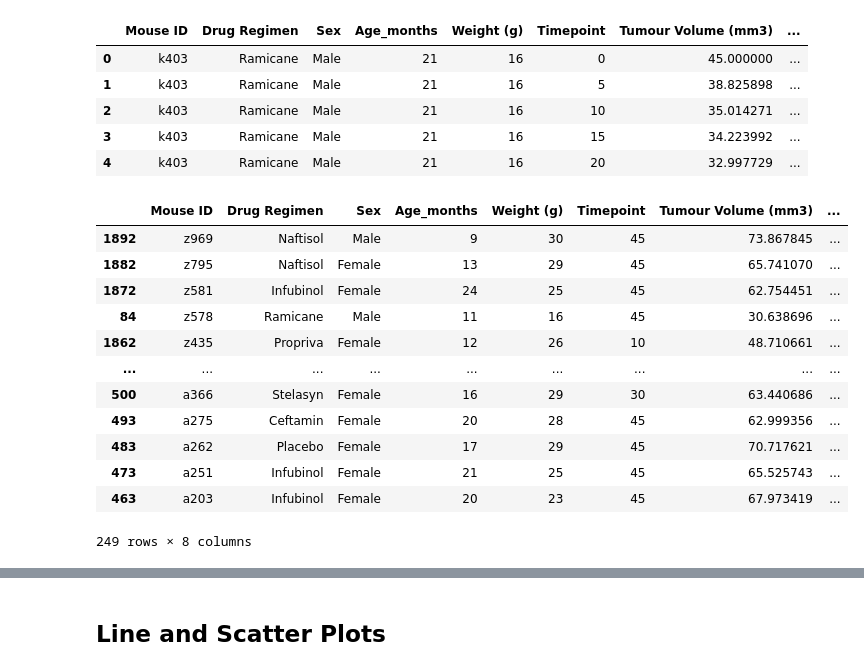
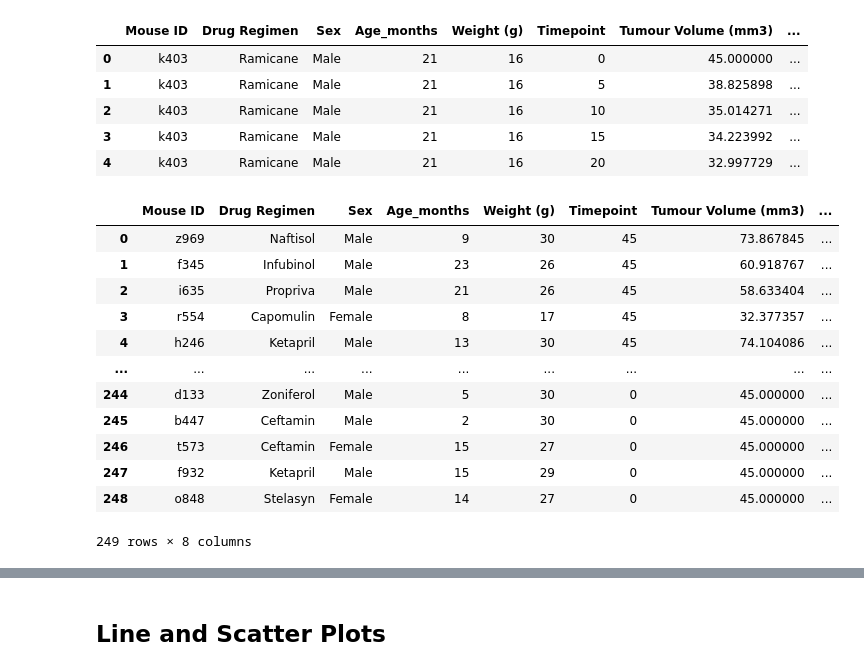
Before and after one commit to shanCH3n/matplotlib-challenge, a Jupyter notebook: pymaceuticals_SC.ipynb, the cells around one changed output, grey strips where cells are left out. Drawn from its saved outputs; the diff is of its cells as text; code cells hidden in the pictures.

```diff
--- a/pymaceuticals_SC.ipynb
+++ b/pymaceuticals_SC.ipynb
@@ -305,25 +321,25 @@ mouse_data_clean.head()
 # %%
 # Calculate the final tumor volume of each mouse across four of the treatment regimens:
 # Capomulin, Ramicane, Infubinol, and Ceftamin
 
 # Start by getting the last (greatest) timepoint for each mouse
 
-df_last_timepoint = mouse_data_clean.sort_values(by = ['Mouse ID', 'Timepoint'], ascending = False)
+df_lasttimepoint = mouse_data_clean.sort_values(['Timepoint'], ascending = False)
 
-df_last_timepoint = df_last_timepoint.drop_duplicates(subset="Mouse ID", keep = 'first')
+df_lasttimepoint = df_lasttimepoint.drop_duplicates(subset= 'Mouse ID', keep = 'first').reset_index(drop = True)
 
-df_last_timepoint
+df_lasttimepoint
 # %% [output]
 |  | Mouse ID | Drug Regimen | Sex | Age_months | Weight (g) | Timepoint | Tumour Volume (mm3) | ... |
-| 1892 | z969 | Naftisol | Male | 9 | 30 | 45 | 73.867845 | ... |
-| 1882 | z795 | Naftisol | Female | 13 | 29 | 45 | 65.741070 | ... |
-| 1872 | z581 | Infubinol | Female | 24 | 25 | 45 | 62.754451 | ... |
-| 84 | z578 | Ramicane | Male | 11 | 16 | 45 | 30.638696 | ... |
-| 1862 | z435 | Propriva | Female | 12 | 26 | 10 | 48.710661 | ... |
+| 0 | z969 | Naftisol | Male | 9 | 30 | 45 | 73.867845 | ... |
+| 1 | f345 | Infubinol | Male | 23 | 26 | 45 | 60.918767 | ... |
+| 2 | i635 | Propriva | Male | 21 | 26 | 45 | 58.633404 | ... |
+| 3 | r554 | Capomulin | Female | 8 | 17 | 45 | 32.377357 | ... |
+| 4 | h246 | Ketapril | Male | 13 | 30 | 45 | 74.104086 | ... |
 | ... | ... | ... | ... | ... | ... | ... | ... | ... |
-| 500 | a366 | Stelasyn | Female | 16 | 29 | 30 | 63.440686 | ... |
-| 493 | a275 | Ceftamin | Female | 20 | 28 | 45 | 62.999356 | ... |
-| 483 | a262 | Placebo | Female | 17 | 29 | 45 | 70.717621 | ... |
-| 473 | a251 | Infubinol | Female | 21 | 25 | 45 | 65.525743 | ... |
-| 463 | a203 | Infubinol | Female | 20 | 23 | 45 | 67.973419 | ... |
+| 244 | d133 | Zoniferol | Male | 5 | 30 | 0 | 45.000000 | ... |
+| 245 | b447 | Ceftamin | Male | 2 | 30 | 0 | 45.000000 | ... |
+| 246 | t573 | Ceftamin | Female | 15 | 27 | 0 | 45.000000 | ... |
+| 247 | f932 | Ketapril | Male | 15 | 29 | 0 | 45.000000 | ... |
+| 248 | o848 | Stelasyn | Female | 14 | 27 | 0 | 45.000000 | ... |
 249 rows × 8 columns
```
Also changed, not shown: parts of 5 cells of this notebook.
